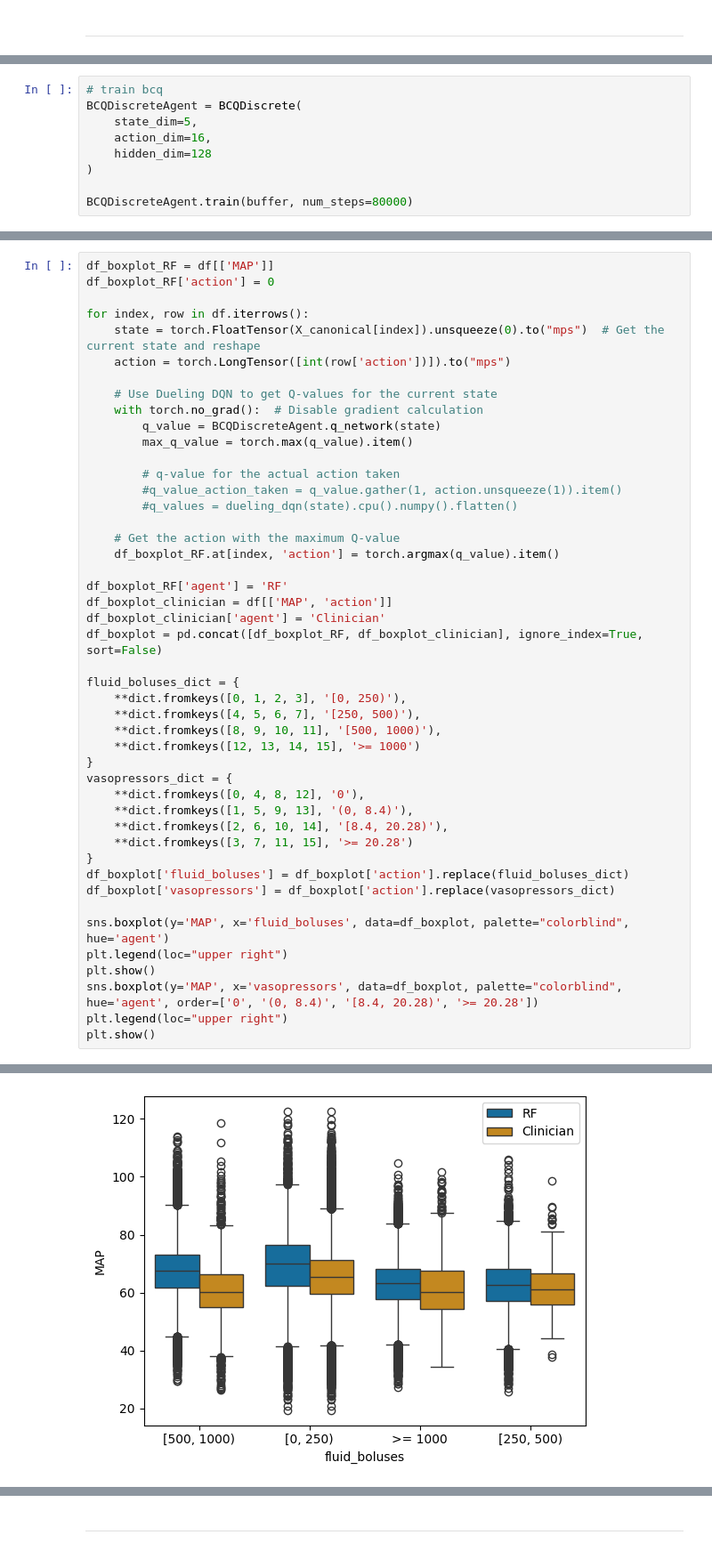
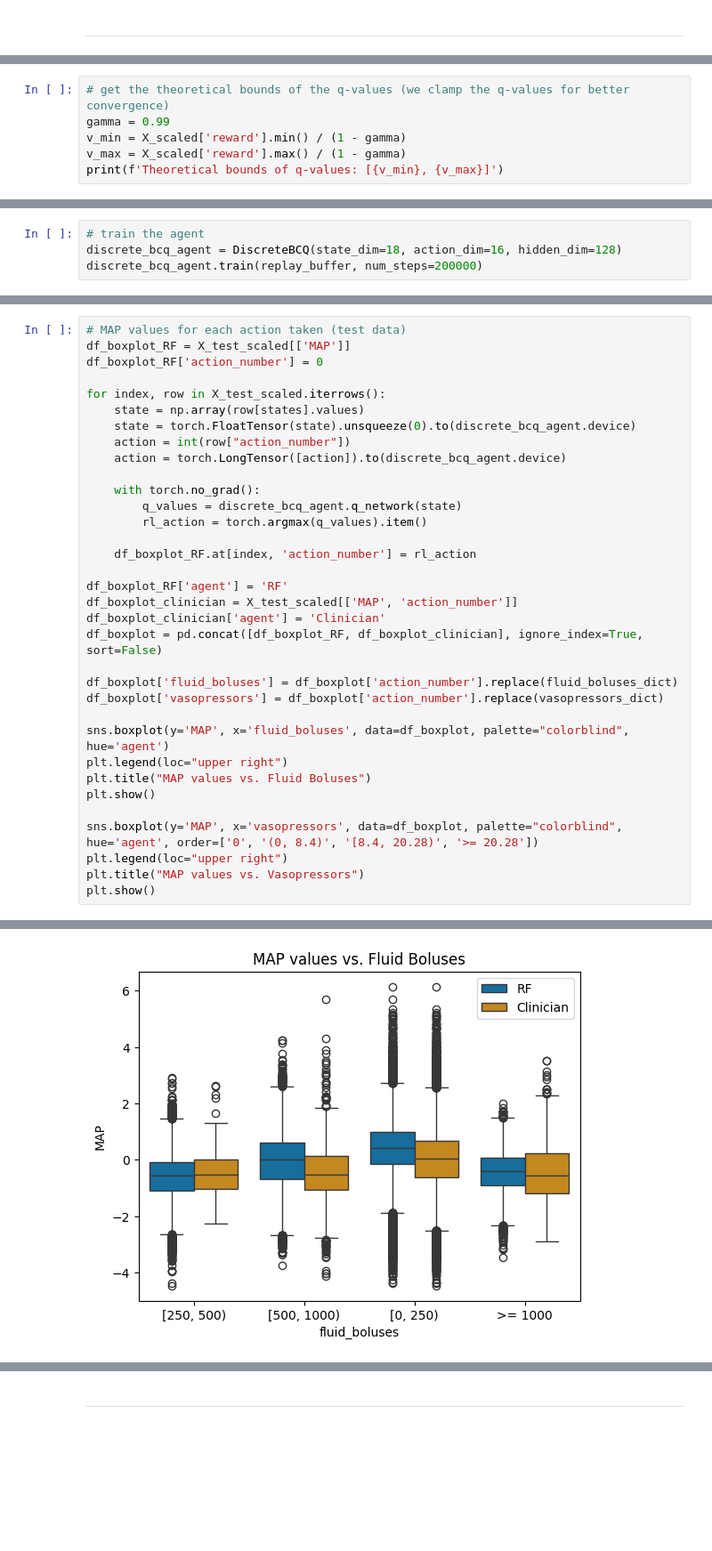
Before and after one commit to RuoqingEvelineWang/CS5446, a Jupyter notebook: notebooks/Clare-Hypotension.ipynb, the cells around one changed output, grey strips where cells are left out. Shown: that part at 89% size. Drawn from its saved outputs; the diff is of its cells as text; blank space fills up the shorter version.

```diff
--- a/notebooks/Clare-Hypotension.ipynb
+++ b/notebooks/Clare-Hypotension.ipynb
@@ -538,0 +399,6 @@ for index, row in df.iterrows():
+# %%
+# get the theoretical bounds of the q-values (we clamp the q-values for better convergence)
+gamma = 0.99
+v_min = X_scaled['reward'].min() / (1 - gamma)
+v_max = X_scaled['reward'].max() / (1 - gamma)
+print(f'Theoretical bounds of q-values: [{v_min}, {v_max}]')
@@ -539,10 +575,5 @@ for index, row in df.iterrows():
 # %%
-# train bcq
-BCQDiscreteAgent = BCQDiscrete(
-    state_dim=5,
-    action_dim=16,
-    hidden_dim=128
-)
-
-BCQDiscreteAgent.train(buffer, num_steps=80000)
+# train the agent
+discrete_bcq_agent = DiscreteBCQ(state_dim=18, action_dim=16, hidden_dim=128)
+discrete_bcq_agent.train(replay_buffer, num_steps=200000)
 # %% [output]
@@ -610,47 +681,35 @@ plt.show()
 # %%
-df_boxplot_RF = df[['MAP']]
-df_boxplot_RF['action'] = 0
+# MAP values for each action taken (test data)
+df_boxplot_RF = X_test_scaled[['MAP']]
+df_boxplot_RF['action_number'] = 0
 
-for index, row in df.iterrows():
-    state = torch.FloatTensor(X_canonical[index]).unsqueeze(0).to("mps")  # Get the current state and reshape
-    action = torch.LongTensor([int(row['action'])]).to("mps")
+for index, row in X_test_scaled.iterrows():
+    state = np.array(row[states].values)
+    state = torch.FloatTensor(state).unsqueeze(0).to(discrete_bcq_agent.device)
+    action = int(row["action_number"])
+    action = torch.LongTensor([action]).to(discrete_bcq_agent.device)
 
-    # Use Dueling DQN to get Q-values for the current state
-    with torch.no_grad():  # Disable gradient calculation
-        q_value = BCQDiscreteAgent.q_network(state)
-        max_q_value = torch.max(q_value).item()
+    with torch.no_grad():
+        q_values = discrete_bcq_agent.q_network(state)
+        rl_action = torch.argmax(q_values).item()
 
-        # q-value for the actual action taken
-        #q_value_action_taken = q_value.gather(1, action.unsqueeze(1)).item()
-        #q_values = dueling_dqn(state).cpu().numpy().flatten()
-
-    # Get the action with the maximum Q-value
-    df_boxplot_RF.at[index, 'action'] = torch.argmax(q_value).item()
+    df_boxplot_RF.at[index, 'action_number'] = rl_action
 
 df_boxplot_RF['agent'] = 'RF'
-df_boxplot_clinician = df[['MAP', 'action']]
+df_boxplot_clinician = X_test_scaled[['MAP', 'action_number']]
 df_boxplot_clinician['agent'] = 'Clinician'
 df_boxplot = pd.concat([df_boxplot_RF, df_boxplot_clinician], ignore_index=True, sort=False)
 
-fluid_boluses_dict = {
-    **dict.fromkeys([0, 1, 2, 3], '[0, 250)'),
-    **dict.fromkeys([4, 5, 6, 7], '[250, 500)'),
-    **dict.fromkeys([8, 9, 10, 11], '[500, 1000)'),
-    **dict.fromkeys([12, 13, 14, 15], '>= 1000')
-}
-vasopressors_dict = {
-    **dict.fromkeys([0, 4, 8, 12], '0'),
-    **dict.fromkeys([1, 5, 9, 13], '(0, 8.4)'),
-    **dict.fromkeys([2, 6, 10, 14], '[8.4, 20.28)'),
-    **dict.fromkeys([3, 7, 11, 15], '>= 20.28')
-}
-df_boxplot['fluid_boluses'] = df_boxplot['action'].replace(fluid_boluses_dict)
-df_boxplot['vasopressors'] = df_boxplot['action'].replace(vasopressors_dict)
+df_boxplot['fluid_boluses'] = df_boxplot['action_number'].replace(fluid_boluses_dict)
+df_boxplot['vasopressors'] = df_boxplot['action_number'].replace(vasopressors_dict)
 
 sns.boxplot(y='MAP', x='fluid_boluses', data=df_boxplot, palette="colorblind", hue='agent')
 plt.legend(loc="upper right")
+plt.title("MAP values vs. Fluid Boluses")
 plt.show()
+
 sns.boxplot(y='MAP', x='vasopressors', data=df_boxplot, palette="colorblind", hue='agent', order=['0', '(0, 8.4)', '[8.4, 20.28)', '>= 20.28'])
 plt.legend(loc="upper right")
+plt.title("MAP values vs. Vasopressors")
 plt.show()
 # %% [output]
@@ -672 +716 @@ See the caveats in the documentation: https://pandas.pydata.org/pandas-docs/stab
-[figure, old version]
+[figure, new version]
```
Also changed, not shown: parts of 75 cells of this notebook.
